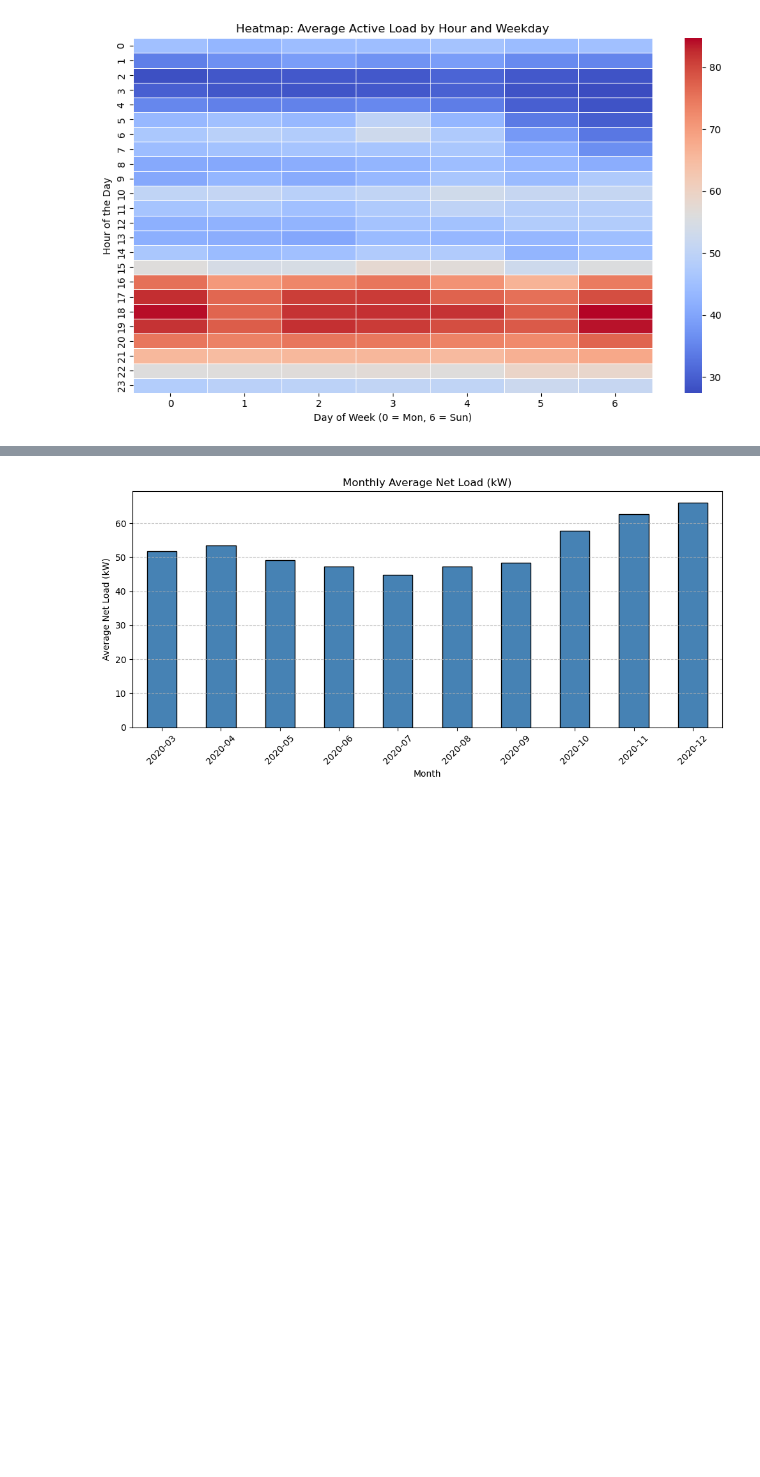
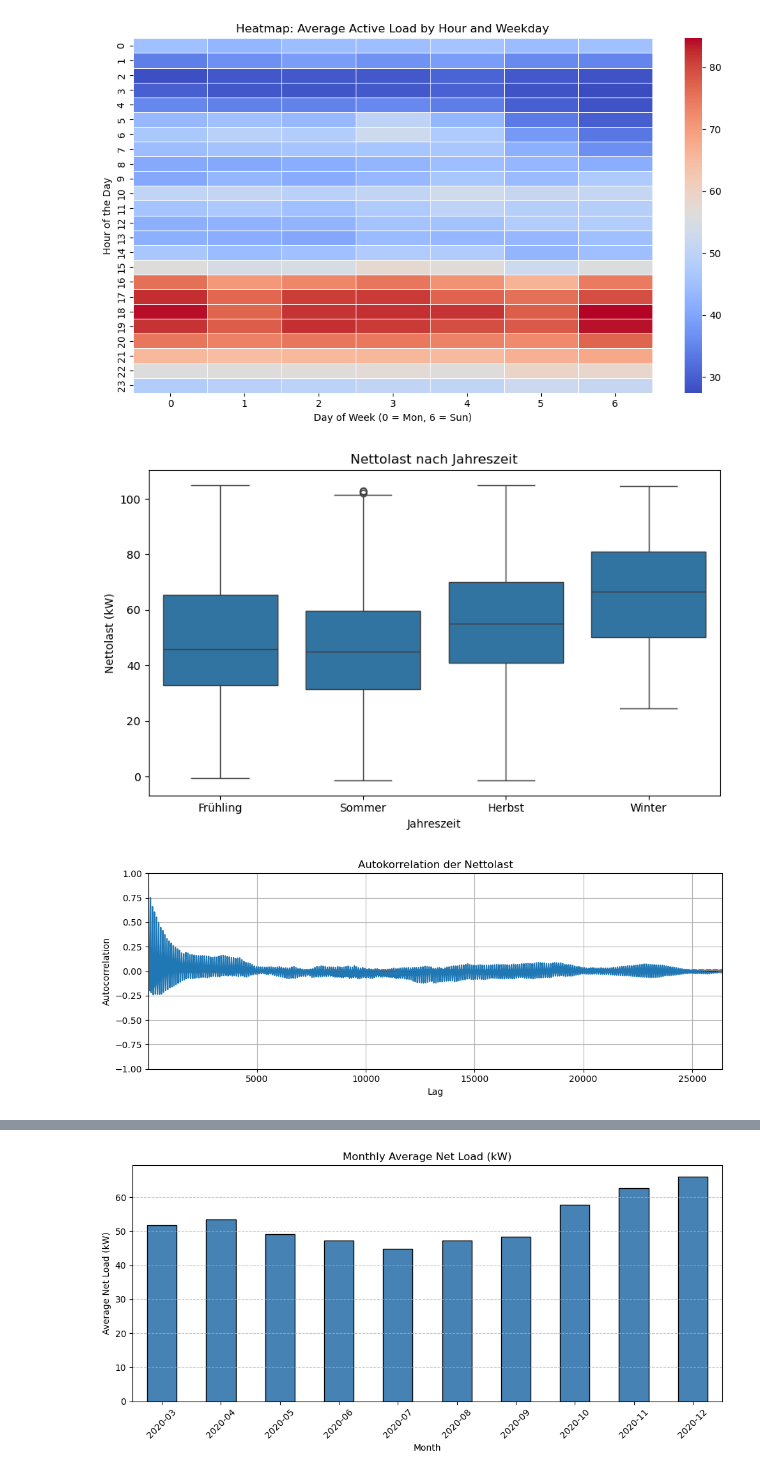
Before and after one commit to feizicodes/ml-netload-prediction, a Jupyter notebook: scr/EDA.ipynb, the cells around one changed output, grey strips where cells are left out. Cells and saved outputs as stored; diff of their text form; code cells hidden in the pictures; blank space fills up the shorter version.

```diff
--- a/scr/EDA.ipynb
+++ b/scr/EDA.ipynb
@@ -534,3 +535,40 @@ plt.show()
 [figure]
 [figure]
 [figure]
+# %%
+from pandas.plotting import autocorrelation_plot
+import seaborn as sns
+import matplotlib.pyplot as plt
+
+# Sicherstellen, dass das Datetime-Format stimmt
+if not pd.api.types.is_datetime64_any_dtype(df["time"]):
+    df["time"] = pd.to_datetime(df["time"])
+# Weitere EDA-Ideen für interessante Analysen:
+
+# 1. Verteilung der Nettolast nach Jahreszeit
+df["season"] = df["time"].dt.month % 12 // 3 + 1  # 1=Winter, 2=Frühling, 3=Sommer, 4=Herbst
+season_map = {1: "Winter", 2: "Frühling", 3: "Sommer", 4: "Herbst"}
+df["season_name"] = df["season"].map(season_map)
+plt.figure(figsize=(8, 5))
+sns.boxplot(data=df, x="season_name", y="Nettolast_P_kW")
+plt.title("Nettolast nach Jahreszeit")
+plt.xlabel("Jahreszeit")
+plt.ylabel("Nettolast (kW)")
+plt.tight_layout()
+plt.show()
+
+# 2. Autokorrelation der Nettolast (Tages- und Wochenmuster)
+plt.figure(figsize=(10, 4))
+autocorrelation_plot(df["Nettolast_P_kW"].dropna())
+plt.title("Autokorrelation der Nettolast")
+plt.tight_layout()
+plt.show()
+
+# 3. Korrelation zwischen Wetterdaten und Last (Scatterplot-Matrix)
+num_cols = ["Nettolast_P_kW", "feature_11", "feature_13"]
+sns.pairplot(df[num_cols].dropna())
+plt.suptitle("Scatterplot-Matrix: Last und Wetterdaten", y=1.02)
+plt.show()
+# %% [output]
+[figure, added]
+[figure, added]
```
Also changed, not shown: parts of 7 cells of this notebook, 2 other files.
